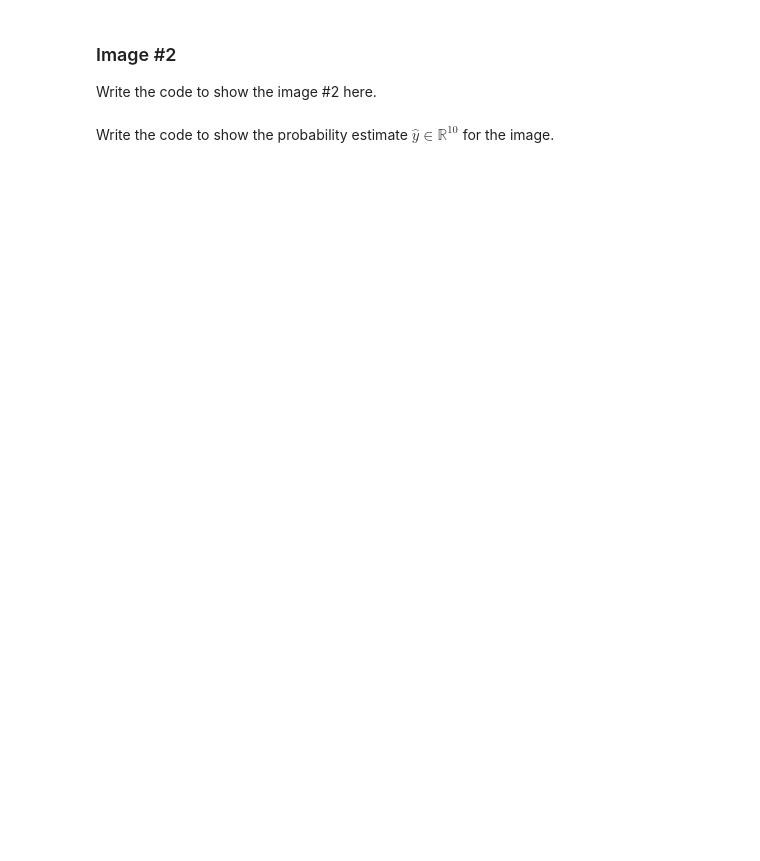
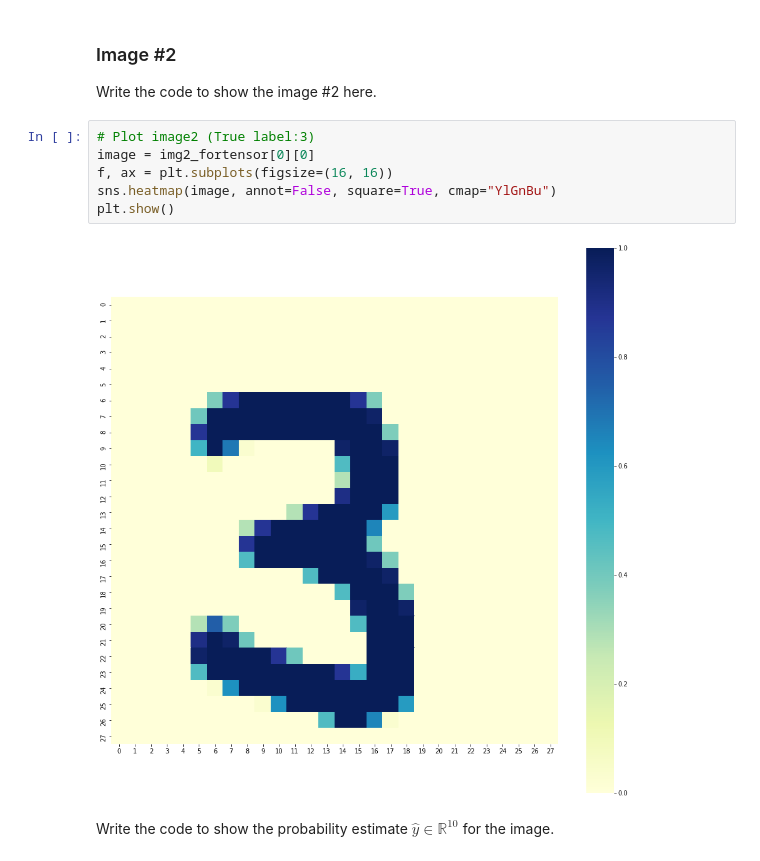
Before and after one commit to yukitsushima/deeplearning, a Jupyter notebook: assignment/20M31065_report2.ipynb, the cells around one changed output. Saved outputs shown, nothing was run; the diff lists cells and outputs as text; blank space fills up the shorter version.

```diff
--- a/assignment/20M31065_report2.ipynb
+++ b/assignment/20M31065_report2.ipynb
@@ -363,5 +399,13 @@ Write the code to show the probability estimate $\hat{y} \in \mathbb{R}^{10}$ fo
 ### Image #2
 
 Write the code to show the image #2 here.
+# %%
+# Plot image2 (True label:3)
+image = img2_fortensor[0][0]
+f, ax = plt.subplots(figsize=(16, 16))
+sns.heatmap(image, annot=False, square=True, cmap="YlGnBu")
+plt.show()
+# %% [output]
+[figure, added]
 # %% [markdown]
 Write the code to show the probability estimate $\hat{y} \in \mathbb{R}^{10}$ for the image.
```
Also changed, not shown: parts of 9 cells of this notebook.
